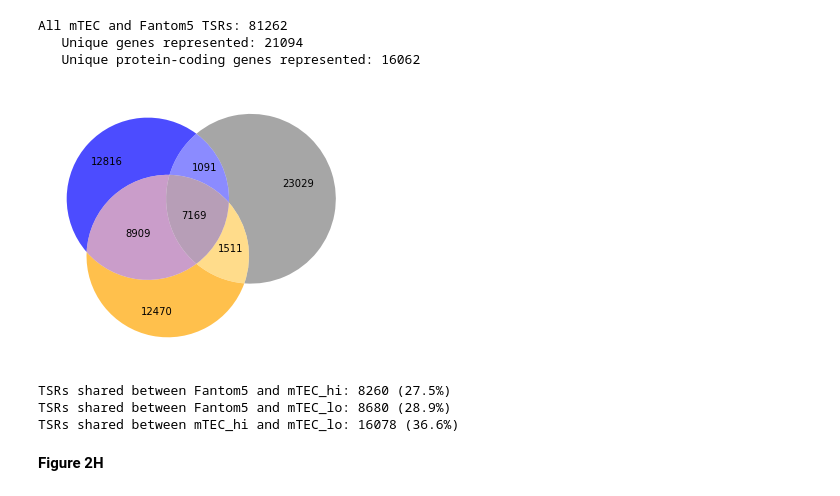
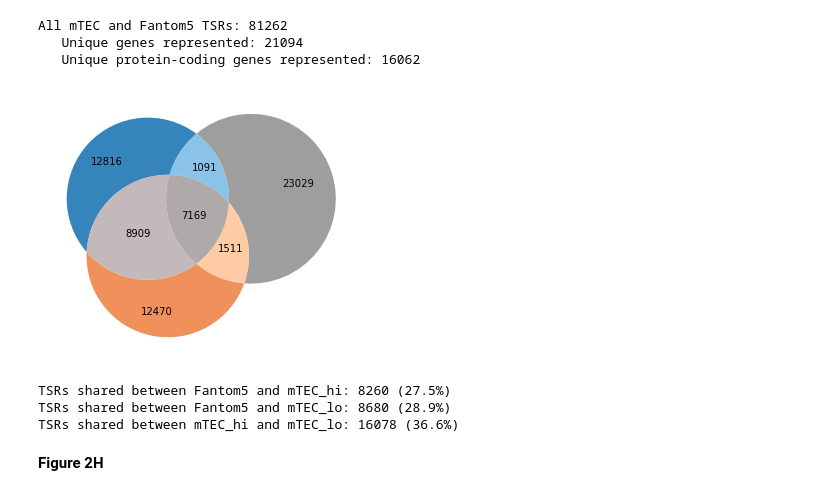
Before and after one commit to meyer-lab-cshl/transcriptomic-diversity-human-mTECs, a Jupyter notebook: Figures/Figure2.ipynb, the cells around one changed output. Cells and saved outputs as stored; diff of their text form; code cells hidden in the pictures.

```diff
--- a/Figures/Figure2.ipynb
+++ b/Figures/Figure2.ipynb
@@ -62,36 +62,37 @@ for feature in ['TRA','Housekeeping','Aire_dep','Fezf2_dep']:
     plt.plot([0.5,0.5],[y[(y.Feature==feature) & (y.Hue=='hi')].Percentage.mean()+y[(y.Feature==feature) & (y.Hue=='hi')].Percentage.std(),
                    y[(y.Feature==feature) & (y.Hue=='hi')].Percentage.mean()-y[(y.Feature==feature) & (y.Hue=='hi')].Percentage.std()],lw=3,zorder=2)
 
-    plt.scatter(.1,y[(y.Feature==feature) & (y.Hue=='lo')].Percentage.mean(),lw=5,zorder=3)
+    plt.scatter(.1,y[(y.Feature==feature) & (y.Hue=='lo')].Percentage.mean(),lw=5,zorder=3,color=sns.color_palette('muted')[1])
     plt.plot([.1,.1],[y[(y.Feature==feature) & (y.Hue=='lo')].Percentage.mean()+y[(y.Feature==feature) & (y.Hue=='lo')].Percentage.std(),
-                   y[(y.Feature==feature) & (y.Hue=='lo')].Percentage.mean()-y[(y.Feature==feature) & (y.Hue=='lo')].Percentage.std()],lw=3,zorder=2)
+                   y[(y.Feature==feature) & (y.Hue=='lo')].Percentage.mean()-y[(y.Feature==feature) & (y.Hue=='lo')].Percentage.std()],lw=3,zorder=2, color=sns.color_palette('muted')[1])
 
     print(stats.ttest_rel(y[(y.Feature==feature) & (y.Hue=='lo')].Percentage,y[(y.Feature==feature) & (y.Hue=='hi')].Percentage))
 
     plt.xlim([0,.6])
     plt.xlabel(feature,fontsize=15)
-
-    if feature=='Housekeeping':
+    plt.xticks([])
+    plt.yticks(fontsize=12.5)
+    if feature=='TRA':
+        plt.ylim(0.04,.14)
+        plt.yticks(np.arange(0.04,.16,.02))
+        save='2A_1'
+    elif feature=='Housekeeping':
         plt.ylim([.155,.22])
         plt.yticks(np.arange(.16,.24,.02))
+        save='2A_2'
     elif feature=='Aire_dep':
         plt.ylim(.095,.16)
-        plt.xlabel('Aire induced')
+        plt.xlabel('AIRE induced')
         plt.yticks(np.arange(.08,.18,.02),fontsize=12.5)
+        save='2B_1'
     elif feature=='Fezf2_dep':
         plt.ylim([0.005,0.05])
         plt.yticks(np.arange(0.01,.06,.01))
-        plt.xlabel('Fezf2 induced')
-    elif feature=='TRA':
-        plt.ylim(0.04,.14)
-        plt.yticks(np.arange(0.04,.16,.02))
-    plt.xticks([])
-    plt.yticks(fontsize=12.5)
-    #if feature=='AIRE':
-     #   plt.ylabel('Frequency',fontsize=15)
-      #  plt.yticks(np.arange(.1,.2,.02),fontsize=12.5)
+        plt.xlabel('FEZF2 induced')
+        save='2B_2'
     sns.despine()
     plt.tight_layout()
+    plt.savefig('Panels/Figure'+save+'.pdf',transparent=True,dpi=500)
     plt.show()
     plt.close()
 # %% [output]
@@ -130,12 +131,13 @@ data2
 # %%
 plt.figure(figsize=(3.5,5))
 plt.plot([-1,10],[1,1],'--k')
-colors=np.vstack(([sns.color_palette()[1]],[sns.color_palette()[0]]*3))
+warnings.filterwarnings("ignore")
+colors=np.vstack(([sns.color_palette('muted')[1]],[sns.color_palette()[0]]*3))
 for i,x in enumerate(data2.Class):
-    plt.plot([i,i],data2.loc[x][['lower','upper']],'k',lw=3)
+    plt.plot([i,i],data2.loc[x][['lower','upper']],'k',lw=3,color=colors[i])
     plt.scatter(i,data2.loc[x].OR,lw=6,zorder=5,color=colors[i])
 plt.xlim([-.5,3.5])
-plt.xticks(np.arange(4),['Housekeeping','Other TRA','AIRE TRA','Fezf2 TRA'],rotation=45,fontsize=14)
+plt.xticks(np.arange(4),['Housekeeping','Other TRA','AIRE TRA','FEZF2 TRA'],rotation=45,fontsize=14)
 plt.xlabel('')
 plt.ylim([.5,50])
 plt.legend('',frameon=False)
@@ -144,6 +146,7 @@ plt.yscale('log')
 plt.ylabel('Odds ratio',fontsize=17)
 sns.despine()
 plt.tight_layout()
+plt.savefig('Panels/Figure2C.pdf',transparent=True,dpi=500)
 plt.show()
 plt.close()
 # %% [output]
@@ -281,9 +285,9 @@ df
 # %%
 plt.figure(figsize=(3.5,5))
 plt.plot([-1,10],[1,1],'--k')
-colors=np.vstack(([sns.color_palette()[1]]*2,[sns.color_palette()[0]]))
+colors=np.vstack(([sns.color_palette('muted')[1]]*2,[sns.color_palette()[0]]))
 for i,x in enumerate(df.Feature):
-    plt.plot([i,i],df.loc[x][['lower','upper']],'k',lw=3)
+    plt.plot([i,i],df.loc[x][['lower','upper']],'k',lw=3,color=colors[i])
     plt.scatter(i,df.loc[x].OR,lw=6,zorder=5,color=colors[i])
 plt.xlim([-.5,2.5])
 plt.xticks(np.arange(3),['Promoter',"5' UTR",'Other'],rotation=45,fontsize=14)
@@ -294,6 +298,7 @@ plt.yticks(fontsize=12)
 plt.ylabel('Odds ratio',fontsize=17)
 sns.despine()
 plt.tight_layout()
+plt.savefig('Panels/Figure2F.pdf',transparent=True,dpi=500)
 plt.show()
 plt.close()
 # %% [output]
@@ -320,35 +325,36 @@ for x in df_all_combined.Samples:
     hi=0
     for y in x.split(','):
         if 'DRR' in y:
             drr=1
         else:
             if 'hi' in y:
                 hi=1
             elif 'lo' in y:
                 lo=1
     drrs.append(drr)
     los.append(lo)
     his.append(hi)
 x=pd.DataFrame(np.vstack((drrs,los,his)).T,columns=['Fantom','Low','High'])
 
 fantom=x[(x.Fantom==1) & (x.Low==0) & (x.High==0)].shape[0]
 low=x[(x.Fantom==0) & (x.Low==1) & (x.High==0)].shape[0]
 high=x[(x.Fantom==0) & (x.Low==0) & (x.High==1)].shape[0]
 low_hi=x[(x.Fantom==0) & (x.Low==1) & (x.High==1)].shape[0]
 fantom_lo=x[(x.Fantom==1) & (x.Low==1) & (x.High==0)].shape[0]
 fantom_hi=x[(x.Fantom==1) & (x.Low==0) & (x.High==1)].shape[0]
 al=x[(x.Fantom==1) & (x.Low==1) & (x.High==1)].shape[0]
 
-c=venn3(subsets = (high, fantom, fantom_hi,low,low_hi,fantom_lo,al),alpha=0.7,set_colors=('blue','gray','orange'),set_labels = ('', '', ''))
+c=venn3(subsets = (high, fantom, fantom_hi,low,low_hi,fantom_lo,al),alpha=0.9,set_colors=(sns.color_palette()[0],sns.color_palette('colorblind')[7],sns.color_palette('muted')[1]),set_labels = ('', '', ''))
 plt.tight_layout()
+plt.savefig('Panels/Figure2G.pdf',transparent=True,dpi=500)
 plt.show()
 plt.close()
 
 print(f'TSRs shared between Fantom5 and mTEC_hi: {al+fantom_hi} ({round((al+fantom_hi)/(high+fantom_hi+low_hi+al)*100,1)}%)')
 print(f'TSRs shared between Fantom5 and mTEC_lo: {(al+fantom_lo)} ({round((al+fantom_lo)/(low+fantom_lo+low_hi+al)*100,1)}%)')
 print(f'TSRs shared between mTEC_hi and mTEC_lo: {(al+low_hi)} ({round((al+low_hi)/(al+low_hi+high+low+fantom_hi+fantom_lo)*100,1)}%)')
 # %% [output]
-[figure, old version]
+[figure, new version]
 TSRs shared between Fantom5 and mTEC_hi: 8260 (27.5%)
 TSRs shared between Fantom5 and mTEC_lo: 8680 (28.9%)
 TSRs shared between mTEC_hi and mTEC_lo: 16078 (36.6%)
```
Also changed, not shown: parts of 9 cells of this notebook, 4 other files.
